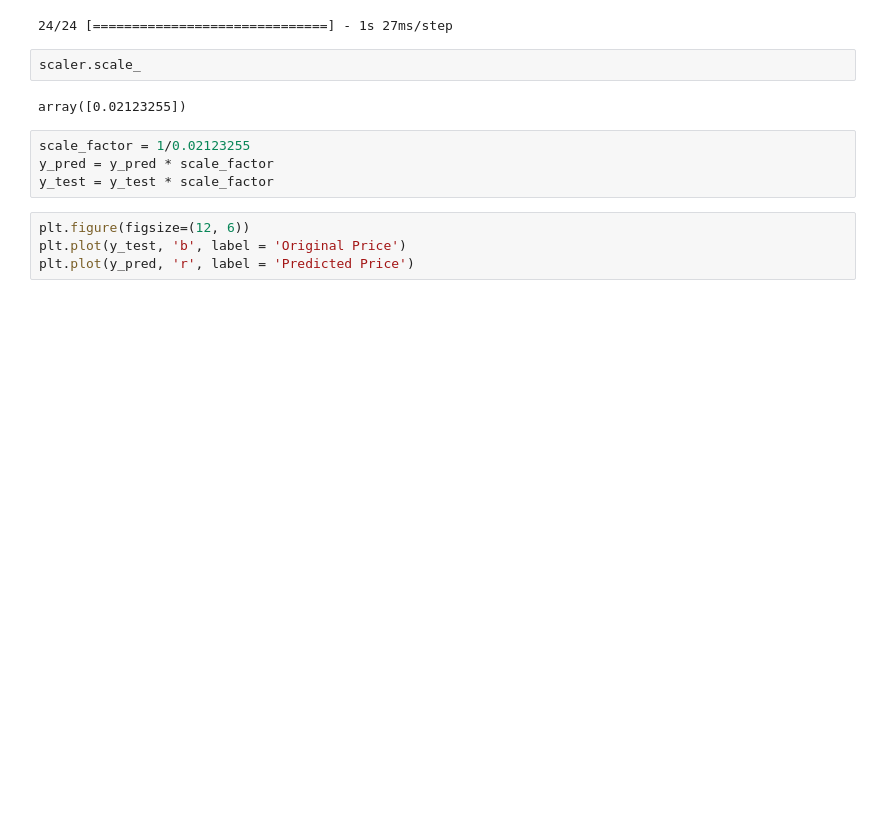
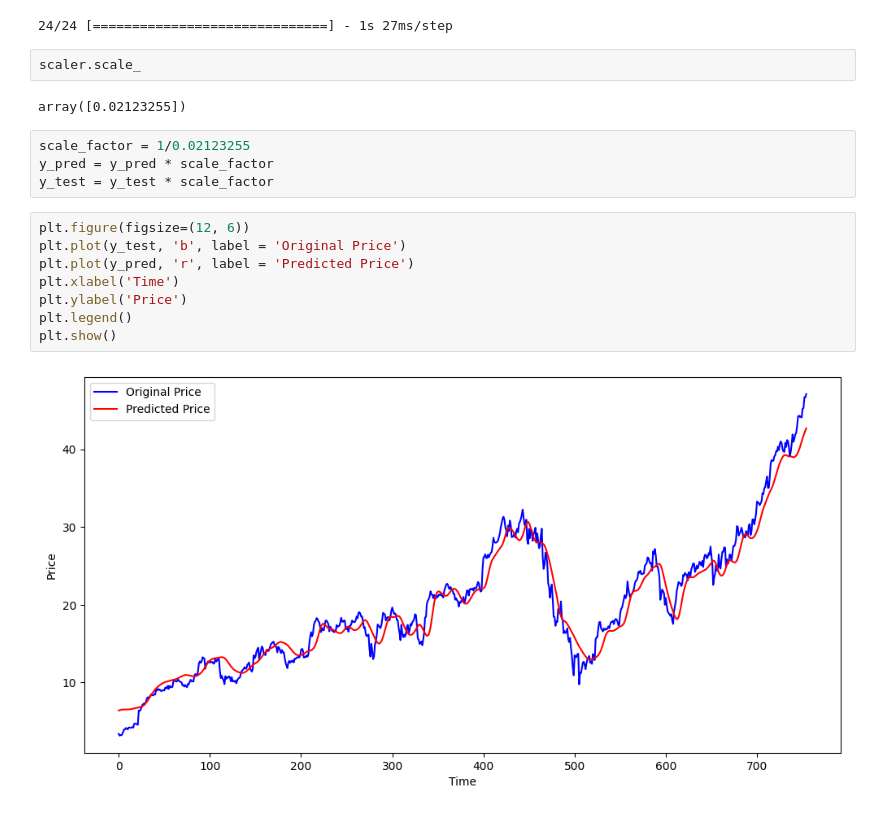
Before and after one commit to hrisabhy/lstm-stockpred, a Jupyter notebook: Model/lstm_model.ipynb, the cells around one changed output. Cells and saved outputs as stored; diff of their text form; blank space fills up the shorter version.

```diff
--- a/Model/lstm_model.ipynb
+++ b/Model/lstm_model.ipynb
@@ -196,4 +196,10 @@ y_test = y_test * scale_factor
 # %%
 plt.figure(figsize=(12, 6))
 plt.plot(y_test, 'b', label = 'Original Price')
 plt.plot(y_pred, 'r', label = 'Predicted Price')
+plt.xlabel('Time')
+plt.ylabel('Price')
+plt.legend()
+plt.show()
+# %% [output]
+[figure, added]
```
Also changed, not shown: 1 other file.
